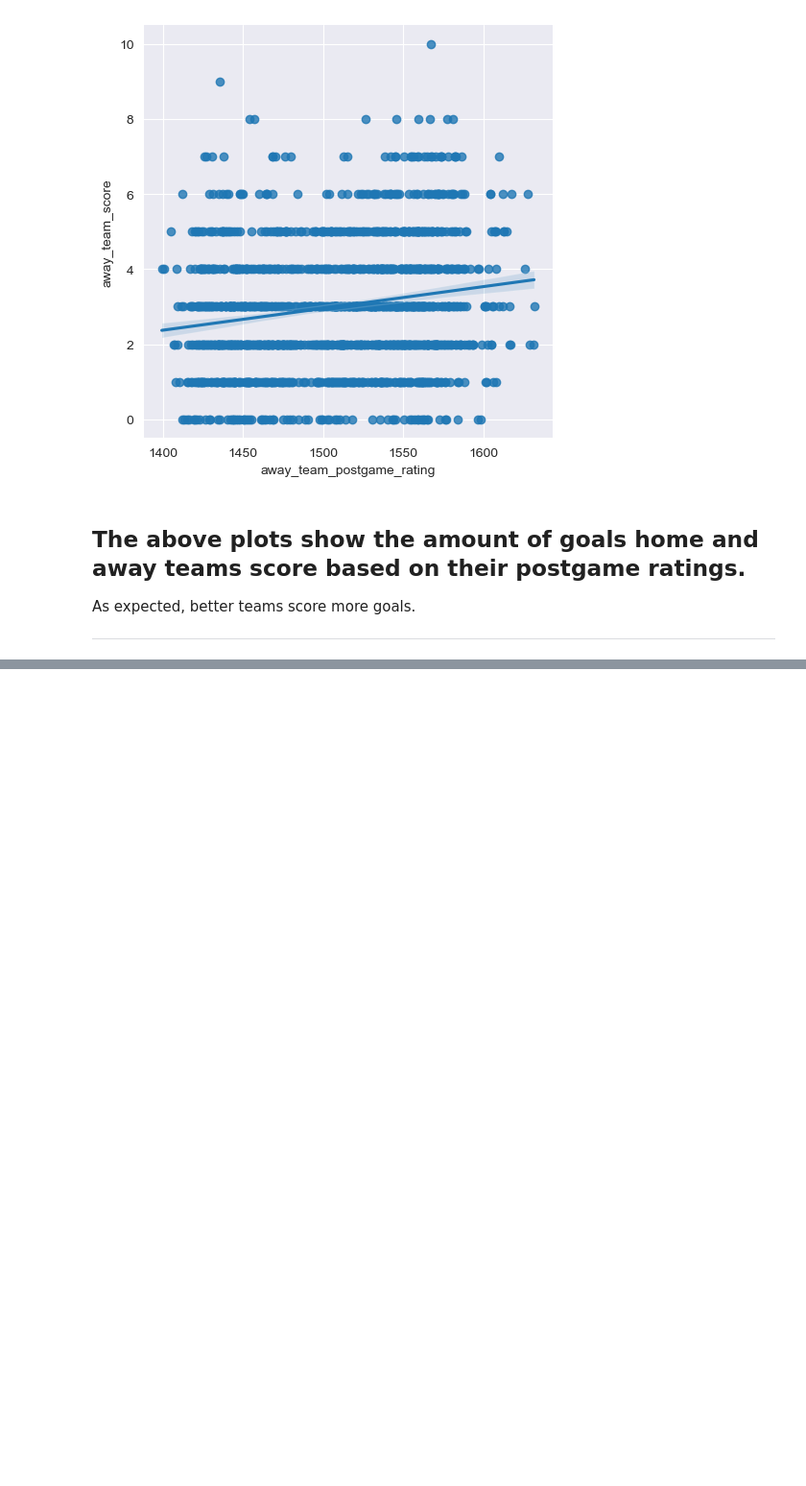
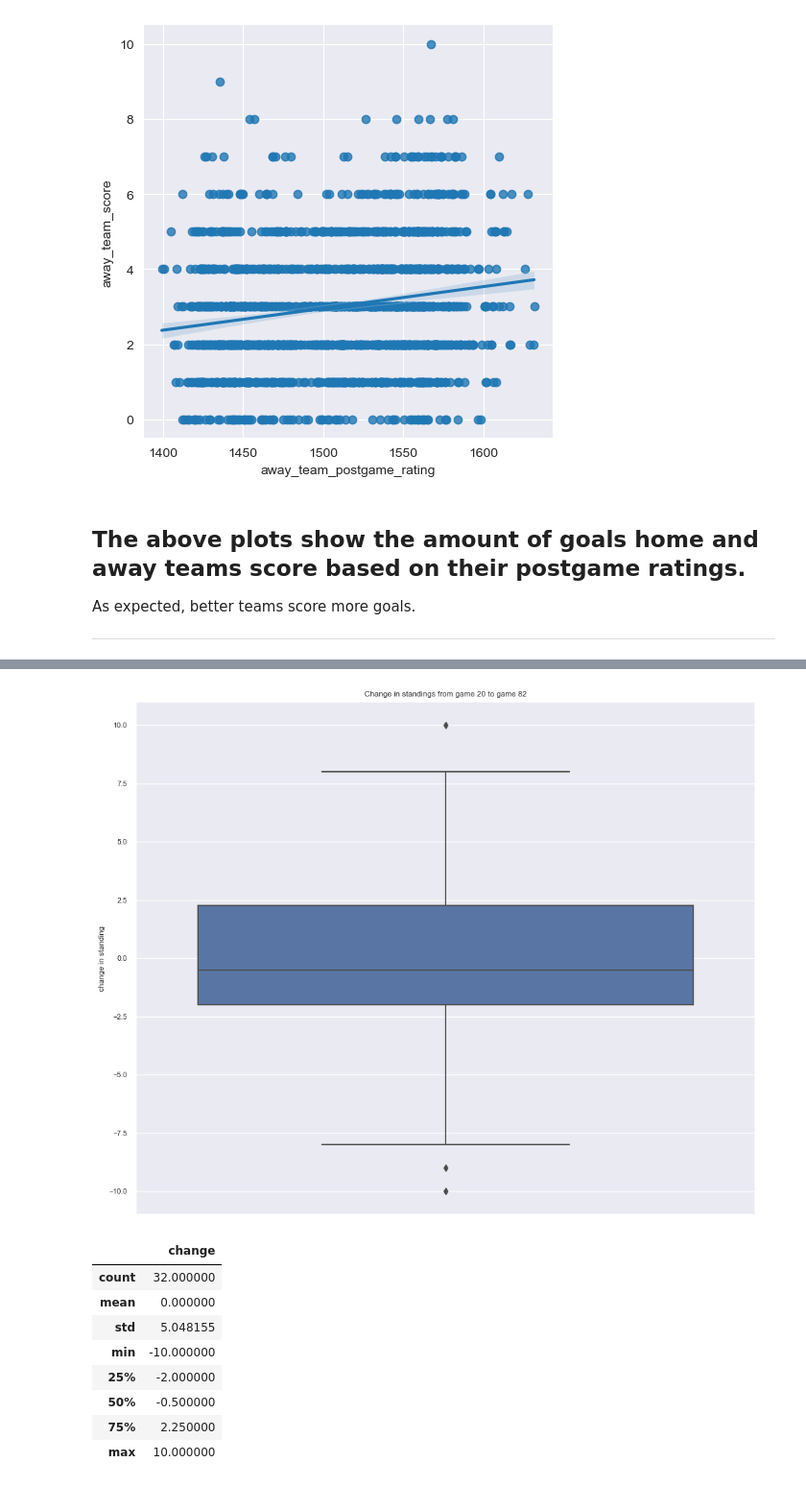
Before and after one commit to ubco-W2022T1-cosc301/project-group10, a Jupyter notebook: notebooks/AndreiZipisNotebook.ipynb, the cells around one changed output, grey strips where cells are left out. Shown at 96% size. Drawn from its saved outputs; the diff is of its cells as text; code cells hidden in the pictures; blank space fills up the shorter version.

```diff
--- a/notebooks/AndreiZipisNotebook.ipynb
+++ b/notebooks/AndreiZipisNotebook.ipynb
@@ -202,0 +278,23 @@ df
+# %%
+df_poschange = pd.merge(df_pos82, df_pos20, on="abbr")
+df_poschange['change'] = df_poschange['game20'] - df_poschange['game82']
+
+fig = sns.boxplot(y='change',data=df_poschange)
+plt.ylabel("change in standing")
+plt.title('Change in standings from game 20 to game 82')
+plt.show(fig)
+
+df_change = df_poschange.drop(columns=["abbr", "game20", "game82"])
+df_change['change'] = df_change['change'].astype('int')
+df_change.describe()
+# %% [output]
+[figure, added]
+|  | change |
+| count | 32.000000 |
+| mean | 0.000000 |
+| std | 5.048155 |
+| min | -10.000000 |
+| 25% | -2.000000 |
+| 50% | -0.500000 |
+| 75% | 2.250000 |
+| max | 10.000000 |
```
Also changed, not shown: parts of 23 cells of this notebook.
